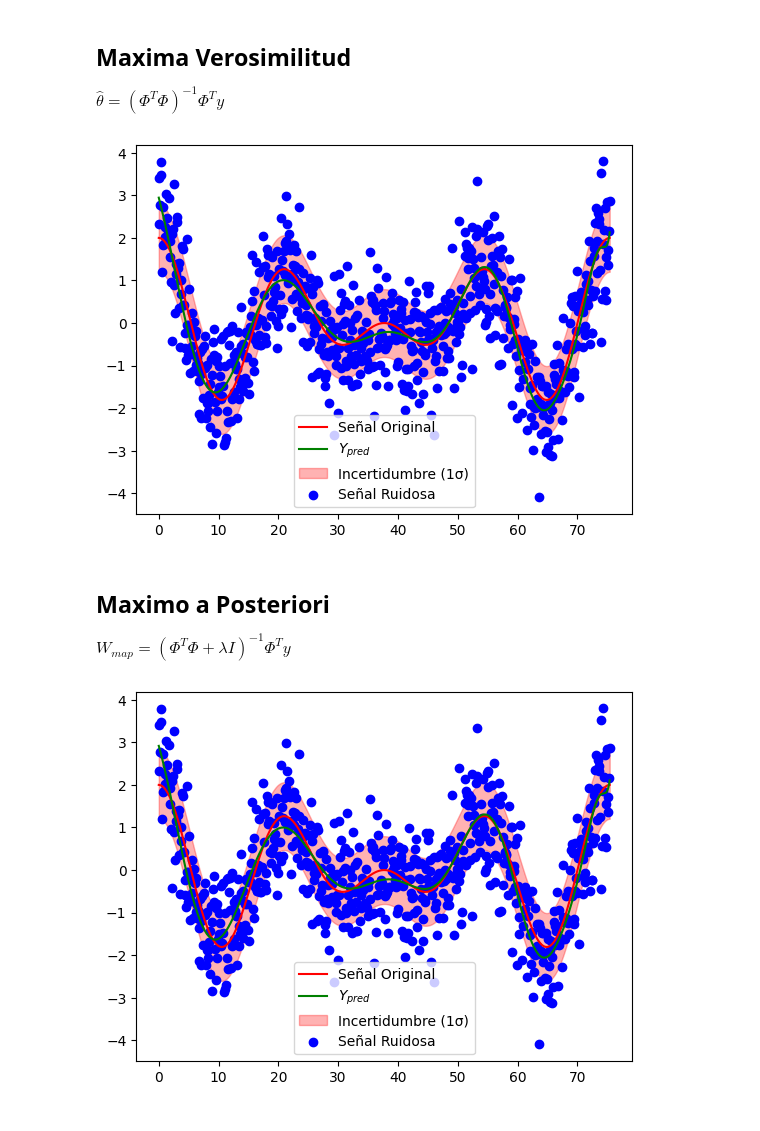
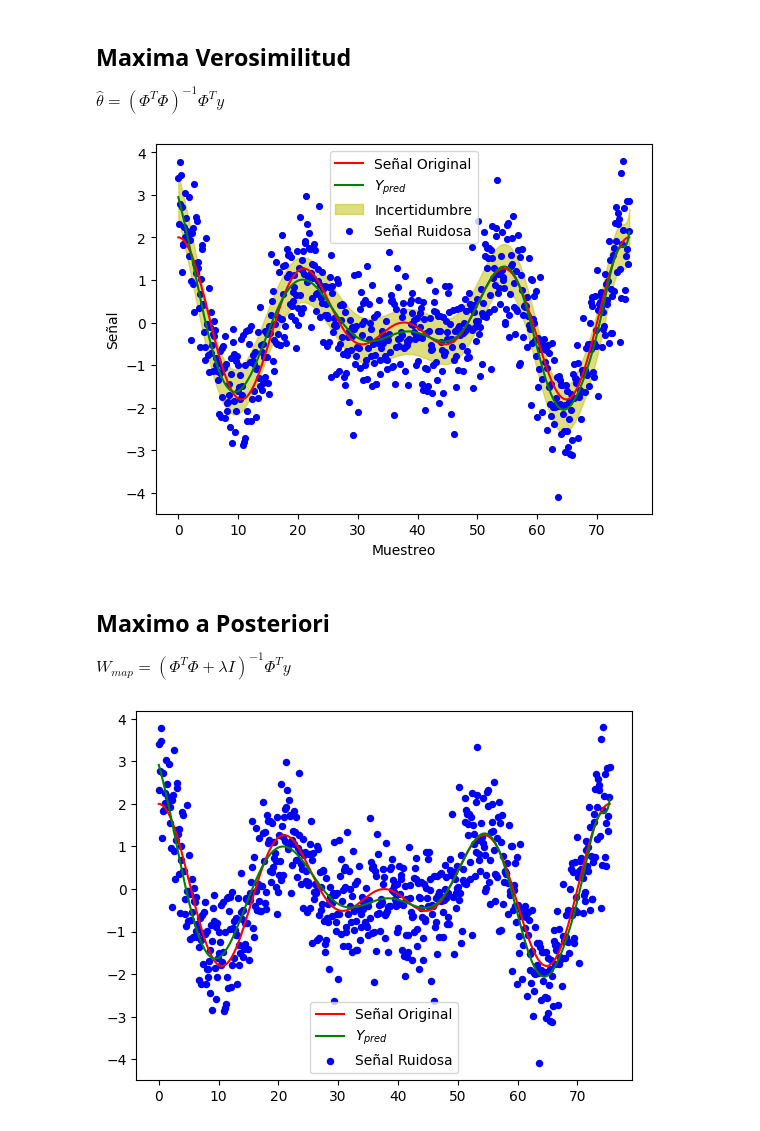
Before and after one commit to dramirezbe/TAM-David-Ram-rez, a Jupyter notebook: Examenes/Examen1_punto2.ipynb, the cells around one changed output. Cells and saved outputs as stored; diff of their text form; code cells hidden in the pictures.

```diff
--- a/Examenes/Examen1_punto2.ipynb
+++ b/Examenes/Examen1_punto2.ipynb
@@ -70,26 +70,32 @@ $\hat{\theta} = (\Phi^T\Phi)^{-1} \Phi^T y$
 # %%
 
 def max_ver(X_train, Y_train, phiQ):
     Phi_train = phiQ.fit_transform(X_train)  # Aplicar la transformación polinomial a los datos X
 
     return np.linalg.pinv(Phi_train.T @ Phi_train) @ Phi_train.T @ Y_train #aplicamos fórmula
 
 X_range = np.linspace(0, 1, 1000).reshape(-1,1) #vector de ayuda para graficar
 Phi_test = phiQ.fit_transform(X_range)
 theta = max_ver(X_train, Y_train, phiQ) #hallamos theta
 
 Y_pred = Phi_test @ theta #configuramos datos de predicción
 
 
+sigma = np.sqrt(np.sum((Y - phiQ.fit_transform(X_scaled) @ theta)**2) / (len(Y) - Q - 1)) * 0.5  # Reducción del tamaño de sigma
+Y_pred_upper = Y_pred + .1 * sigma  # Intervalo de confianza reducido
+Y_pred_lower = Y_pred - .1 * sigma
+
 plt.plot(X, Y_true, c='r', label='Señal Original')
 plt.plot(scaler_X.inverse_transform(X_range), scaler_Y.inverse_transform(Y_pred), c='g', label='$Y_{pred}$')
-plt.fill_between(X.flatten(), Y_true_lower, Y_true_upper, color='r', alpha=0.3, label='Incertidumbre (1σ)') #graficamos rango de incertidumbre
+plt.fill_between(scaler_X.inverse_transform(X_range).flatten(), scaler_Y.inverse_transform(Y_pred_lower).flatten(), scaler_Y.inverse_transform(Y_pred_upper).flatten(), color='y', alpha=0.5, label='Incertidumbre')
 
-plt.scatter(X, Y, c='b', label='Señal Ruidosa')
+plt.scatter(X, Y, c='b', s=17, label='Señal Ruidosa')
 plt.legend()
+plt.xlabel('Muestreo')
+plt.ylabel('Señal')
 plt.show()
 # %% [output]
-[figure, old version]
+[figure, new version]
 # %% [markdown]
 ## Maximo a Posteriori
 
@@ -109,10 +115,8 @@ Y_pred = Phi_test @ w #predecimos
 
 plt.plot(X, Y_true, c='r', label='Señal Original')
 plt.plot(scaler_X.inverse_transform(X_range), scaler_Y.inverse_transform(Y_pred), c='g', label='$Y_{pred}$')
-plt.fill_between(X.flatten(), Y_true_lower, Y_true_upper, color='r', alpha=0.3, label='Incertidumbre (1σ)')
-
-plt.scatter(X, Y, c='b', label='Señal Ruidosa')
+plt.scatter(X, Y, c='b', s=19, label='Señal Ruidosa')
 plt.legend()
 plt.show()
 # %% [output]
-[figure, old version]
+[figure, new version]
```
Also changed, not shown: parts of 2 cells of this notebook, 1 other file.
